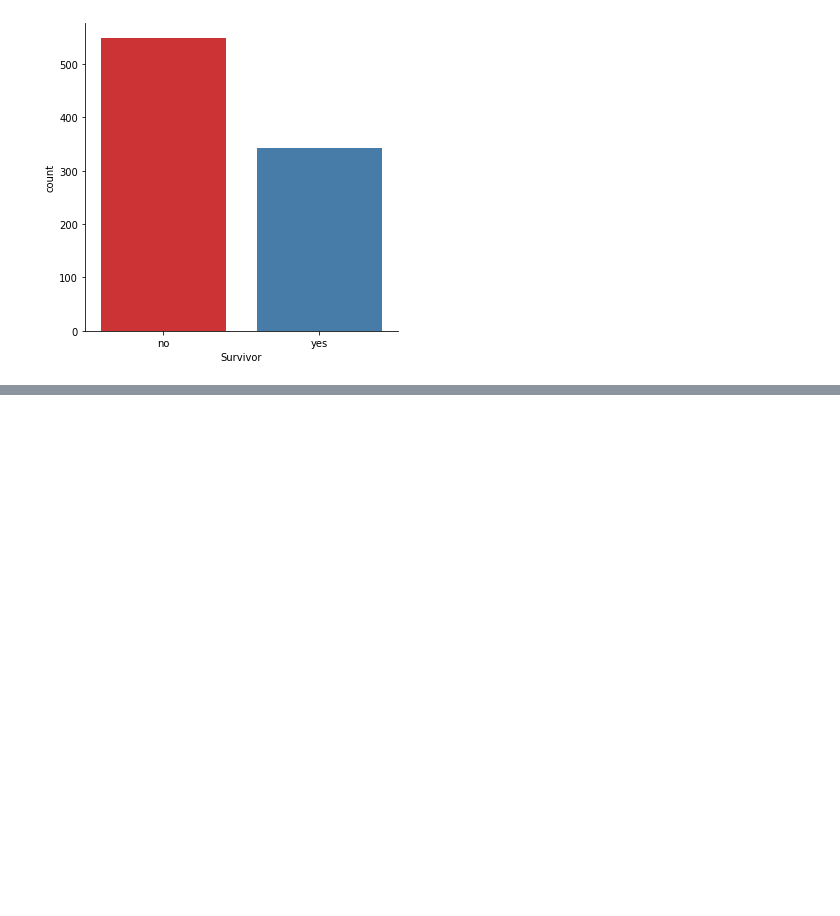
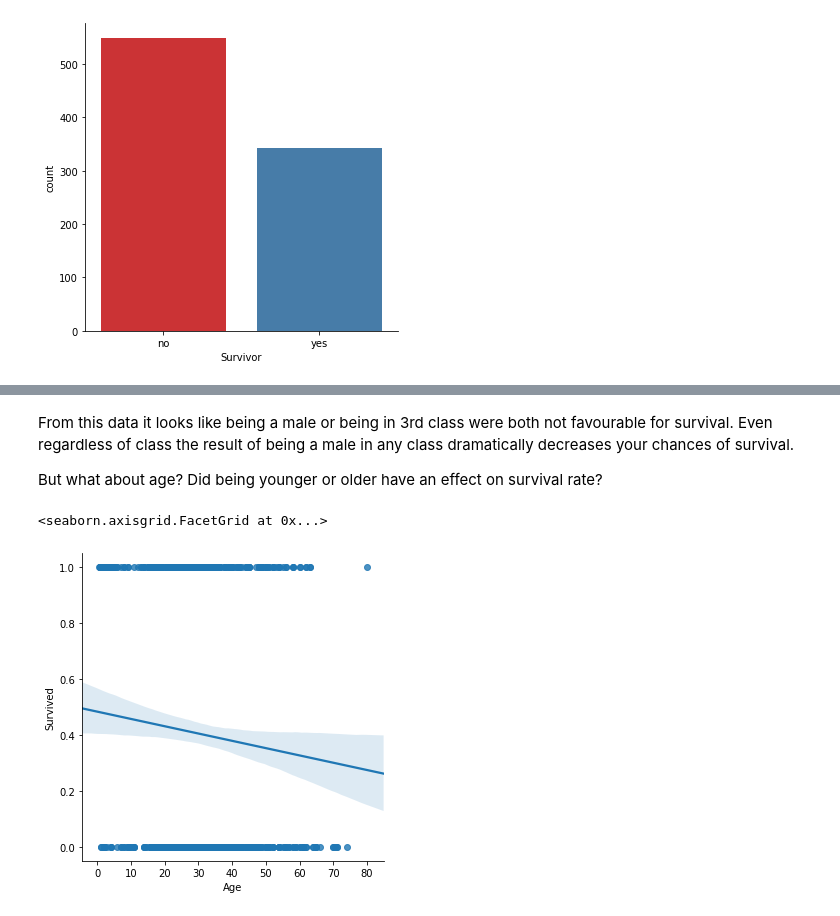
Before and after one commit to sealoyal/LearnPython, a Jupyter notebook: udemy/titanic/titanic1.ipynb, the cells around one changed output, grey strips where cells are left out. Saved outputs shown, nothing was run; the diff lists cells and outputs as text; code cells hidden in the pictures; blank space fills up the shorter version.

```diff
--- a/udemy/titanic/titanic1.ipynb
+++ b/udemy/titanic/titanic1.ipynb
@@ -330,0 +342,10 @@ sns.catplot('Survivor',data=titanic_df,palette='Set1',kind='count')
+# %% [markdown]
+From this data it looks like being a male or being in 3rd class were both not favourable for survival. Even regardless of class the result of being a male in any class dramatically decreases your chances of survival.
+
+But what about age? Did being younger or older have an effect on survival rate?
+# %%
+# Let's use a linear plot on age versus survival
+sns.lmplot('Age','Survived',data=titanic_df)
+# %% [output]
+<seaborn.axisgrid.FacetGrid at 0x...>
+[figure, added]
```
Also changed, not shown: parts of 17 cells of this notebook, 2 other files.
